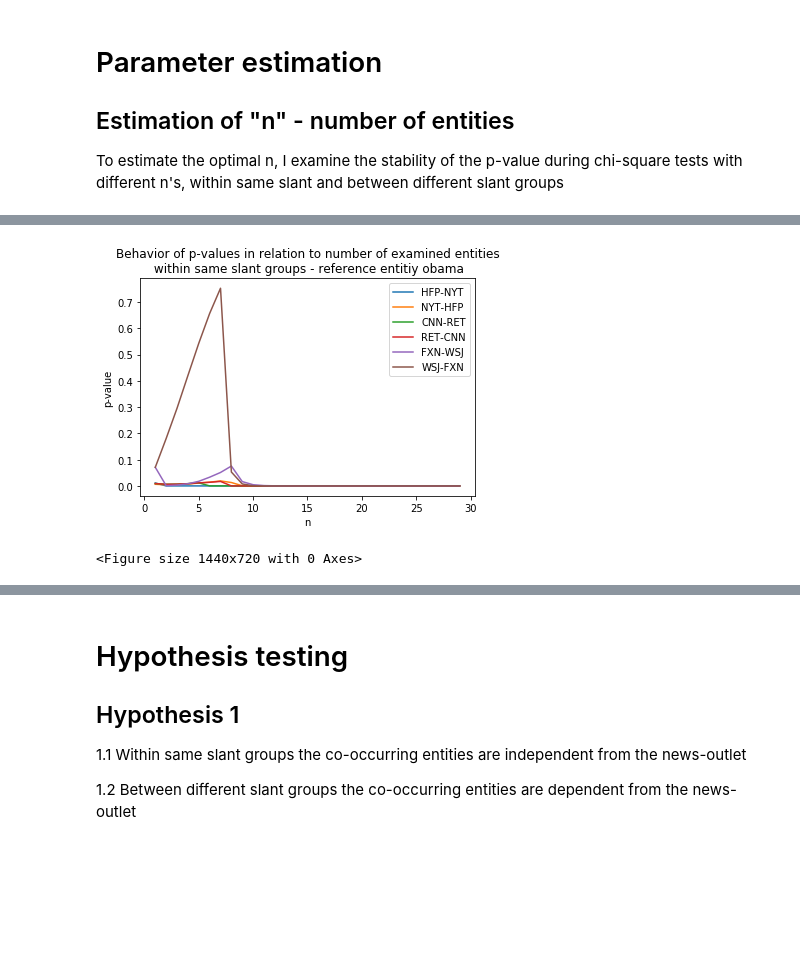
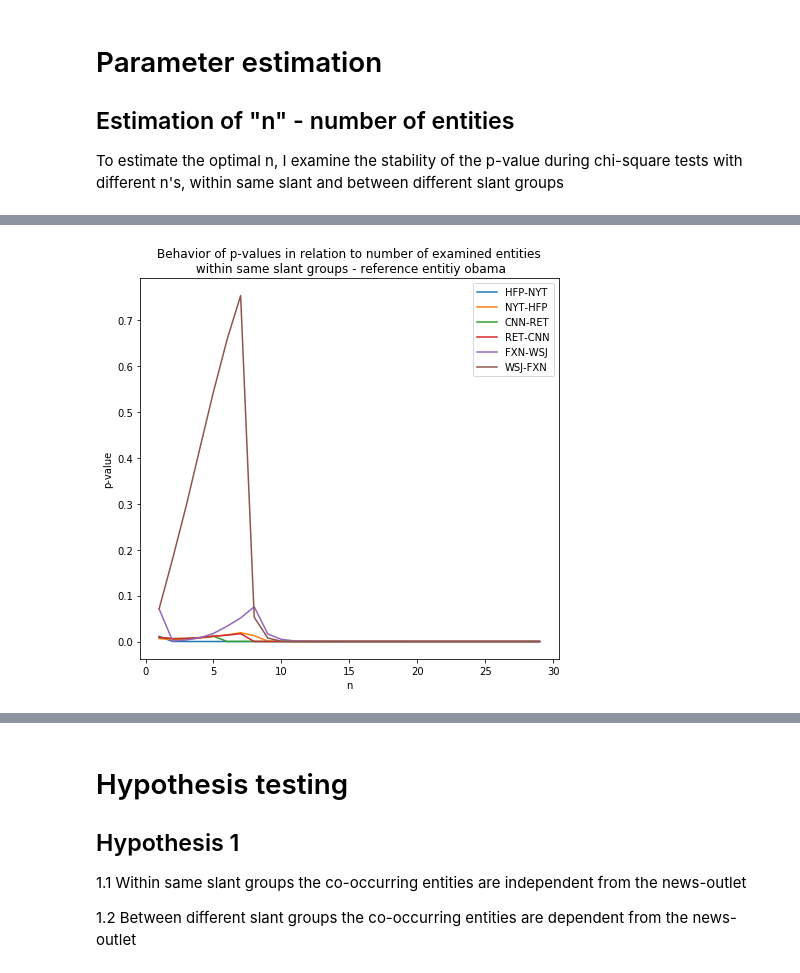
Before and after one commit to the-banandit/OmissionOrCommission, a Jupyter notebook: compareNews.ipynb, the cells around one changed output, grey strips where cells are left out. Drawn from its saved outputs; the diff is of its cells as text; code cells hidden in the pictures; blank space fills up the shorter version.

```diff
--- a/compareNews.ipynb
+++ b/compareNews.ipynb
@@ -614,20 +731,18 @@ df
 # %%
 # Visualze
 
-df.plot(kind="line")
+df.plot(kind="line", figsize=(7.5, 7))
 
 plt.ylabel("p-value")
 plt.xlabel("n")
 plt.title(
     "Behavior of p-values in relation to number of examined entities\n within same slant groups - reference entitiy "
     + TOPIC_OF_INTEREST
 )
 plt.legend()
-plt.figure(figsize=(20, 10))
 plt.show()
 # %% [output]
-[figure, old version]
+[figure, new version]
-<Figure size 1440x720 with 0 Axes>
 [interactive output not drawn]
 # %%
 # estimate optimal n - within different slant groups
```
Also changed, not shown: parts of 43 cells of this notebook, 38 other files.
